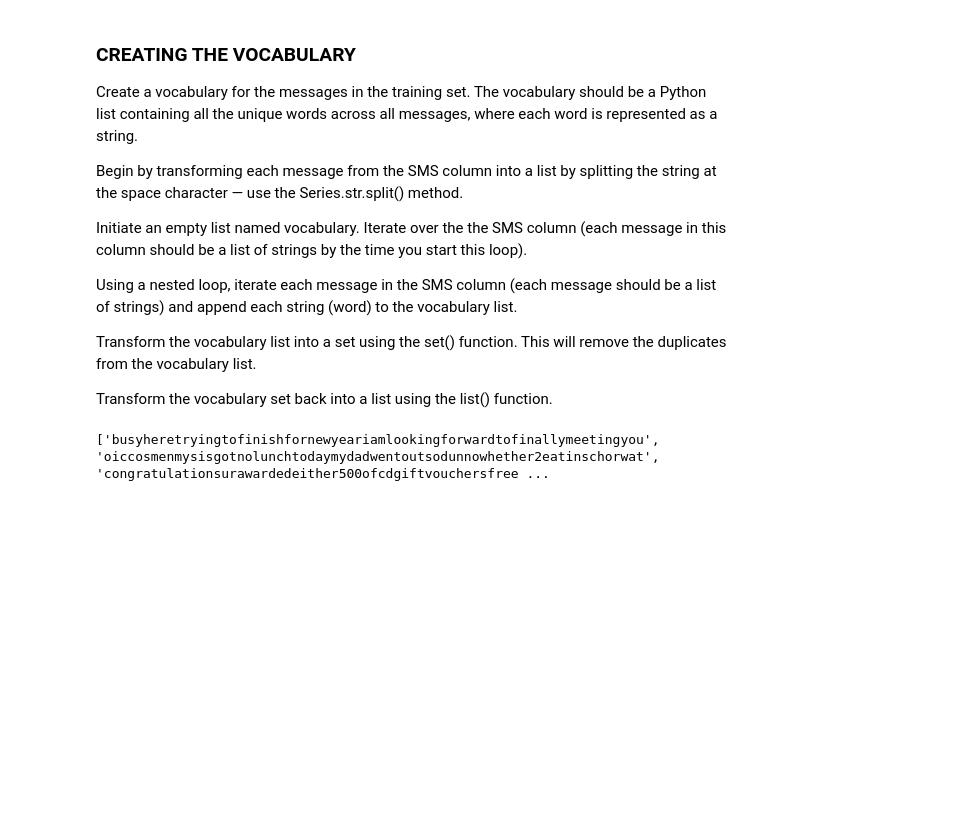
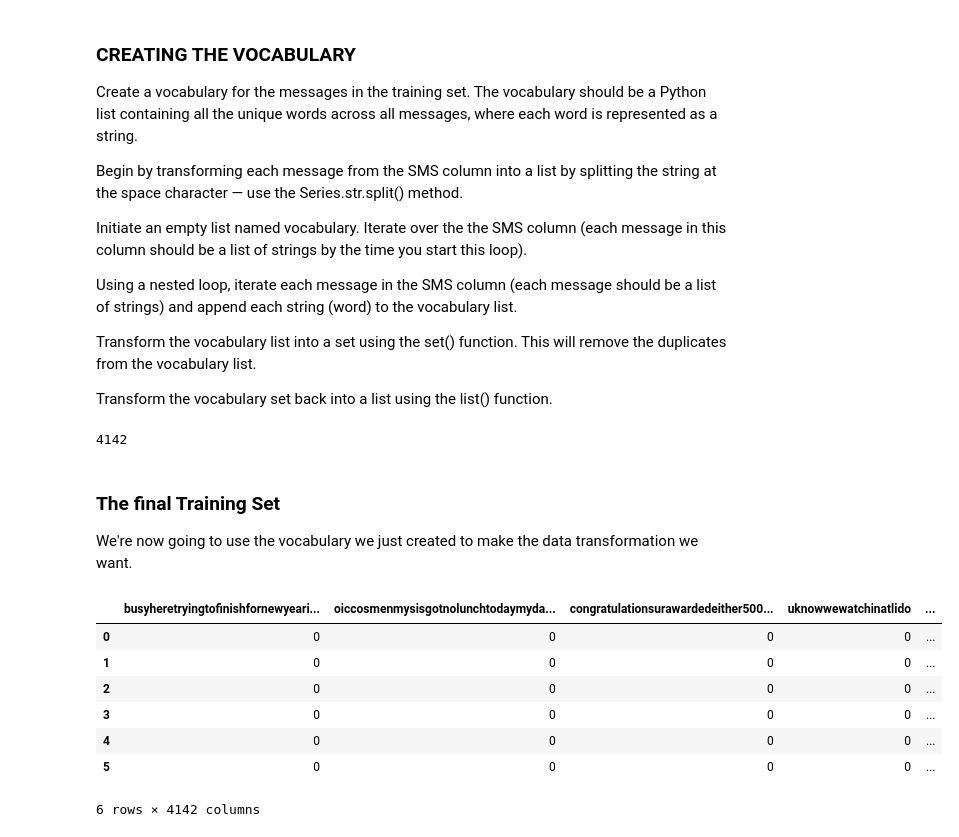
Before and after one commit to RoseMwangi98/Spam_Filter_with_Naive-Bayers, a Jupyter notebook: Spamfilter.ipynb, the cells around one changed output. Saved outputs shown, nothing was run; the diff lists cells and outputs as text; code cells hidden in the pictures; blank space fills up the shorter version.

```diff
--- a/Spamfilter.ipynb
+++ b/Spamfilter.ipynb
@@ -110,6 +110,27 @@ for i in training_set['SMS']:
 vocabulary = list(set(vocabulary))
 # %%
 #preview vocabulary
-print(vocabulary)
+len(vocabulary)
 # %% [output]
-['busyheretryingtofinishfornewyeariamlookingforwardtofinallymeetingyou', 'oiccosmenmysisgotnolunchtodaymydadwentoutsodunnowhether2eatinschorwat', 'congratulationsurawardedeither500ofcdgiftvouchersfree ...
+4142
+# %% [markdown]
+### The final Training Set
+We're now going to use the vocabulary we just created to make the data transformation we want.
+# %%
+word_counts_per_sms = {unique_word: [0] * len(training_set['SMS']) for unique_word in vocabulary}
+
+for index, sms in enumerate(training_set['SMS']):
+    for word in sms:
+        word_counts_per_sms[word][index] += 1
+# %%
+word_counts = pd.DataFrame(word_counts_per_sms)
+word_counts.head(6)
+# %% [output]
+|  | busyheretryingtofinishfornewyeari... | oiccosmenmysisgotnolunchtodaymyda... | congratulationsurawardedeither500... | uknowwewatchinatlido | ... |
+| 0 | 0 | 0 | 0 | 0 | ... |
+| 1 | 0 | 0 | 0 | 0 | ... |
+| 2 | 0 | 0 | 0 | 0 | ... |
+| 3 | 0 | 0 | 0 | 0 | ... |
+| 4 | 0 | 0 | 0 | 0 | ... |
+| 5 | 0 | 0 | 0 | 0 | ... |
+6 rows × 4142 columns
```
Also changed, not shown: parts of 13 cells of this notebook.
